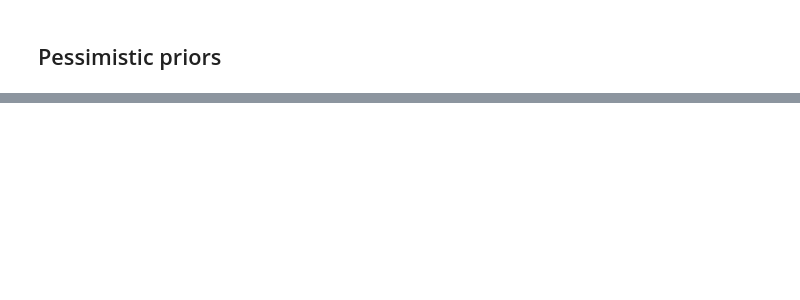
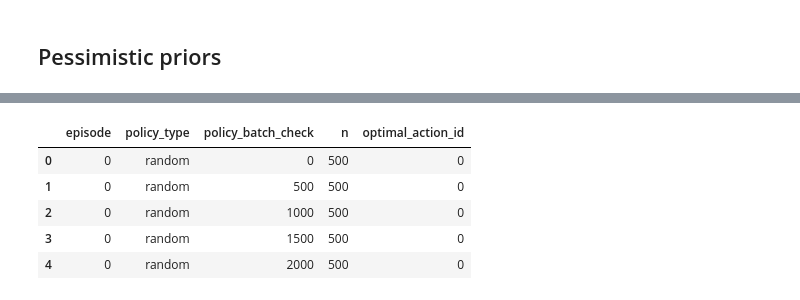
Before and after one commit to chrisHassan/bandits, a Jupyter notebook: examples/cascade/context_free.ipynb, the cells around one changed output, grey strips where cells are left out. Saved outputs shown, nothing was run; the diff lists cells and outputs as text; code cells hidden in the pictures; blank space fills up the shorter version.

```diff
--- a/examples/cascade/context_free.ipynb
+++ b/examples/cascade/context_free.ipynb
@@ -559,0 +846,10 @@ chart
+# %%
+optimal_action_prob_df = reporting_df.assign(n=1).groupby(['episode', 'policy_type', 'policy_batch_check'], as_index=False)[['n','optimal_action_id']].sum()
+optimal_action_prob_df.head()
+# %% [output]
+|  | episode | policy_type | policy_batch_check | n | optimal_action_id |
+| 0 | 0 | random | 0 | 500 | 0 |
+| 1 | 0 | random | 500 | 500 | 0 |
+| 2 | 0 | random | 1000 | 500 | 0 |
+| 3 | 0 | random | 1500 | 500 | 0 |
+| 4 | 0 | random | 2000 | 500 | 0 |
```
Also changed, not shown: parts of 44 cells of this notebook, 22 other files.
